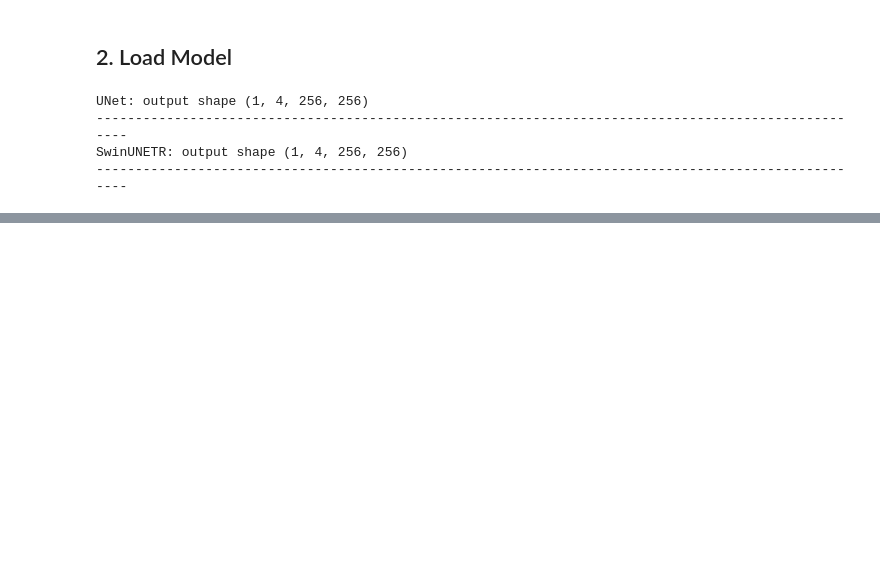
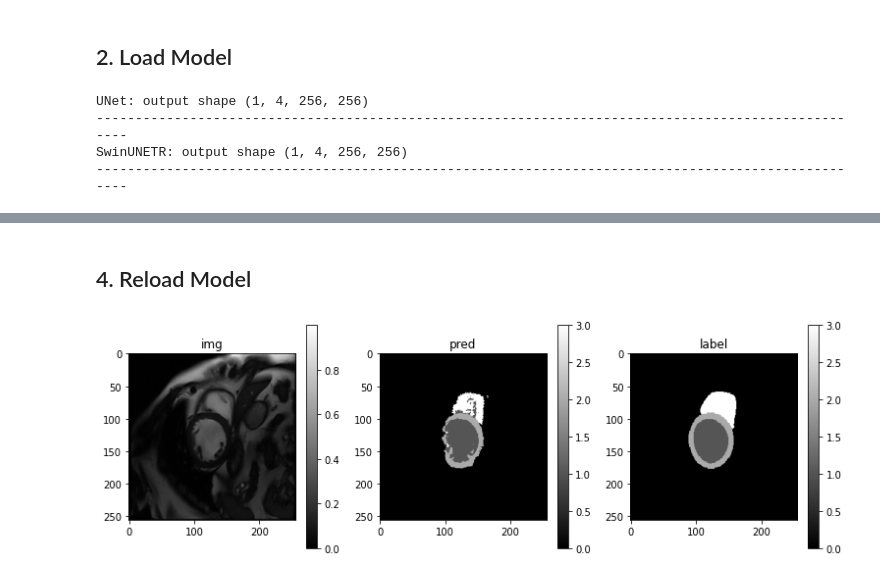
Before and after one commit to 10258392511/ModelFusion, a Jupyter notebook: demo/exp_train_seg.ipynb, the cells around one changed output, grey strips where cells are left out. Cells and saved outputs as stored; diff of their text form; code cells hidden in the pictures; blank space fills up the shorter version.

Commit message:
added Trainers

```diff
--- a/demo/exp_train_seg.ipynb
+++ b/demo/exp_train_seg.ipynb
@@ -52,0 +117,20 @@ model = load_model(model_name)
+# %% [markdown]
+## 4. Reload Model
+# %%
+log_dir = "../seg_logs/2022_11_13_00_51_38_384949/"
+# %%
+train_ds = load_data(ds_name, "train", vendor=vendor)
+val_ds = load_data(ds_name, "val", vendor=vendor)
+# %%
+model_reload = reload_model(model_name, log_dir)
+# %%
+with torch.no_grad():
+    idx = 10
+    data = val_ds[idx]
+    img, label = data[CommonKeys.IMAGE], data[CommonKeys.LABEL]
+    img_input = img.unsqueeze(0).to(ptu.DEVICE)
+    pred = model_reload(img_input).detach().cpu().argmax(dim=1, keepdim=True).squeeze(0)
+
+vis_images(img, pred, label, titles=["img", "pred", "label"])
+# %% [output]
+[figure, added]
```
Also changed, not shown: parts of 8 cells of this notebook, 12 other files.
